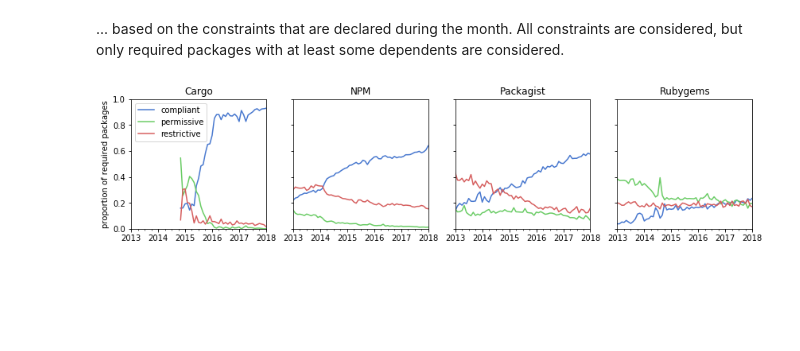
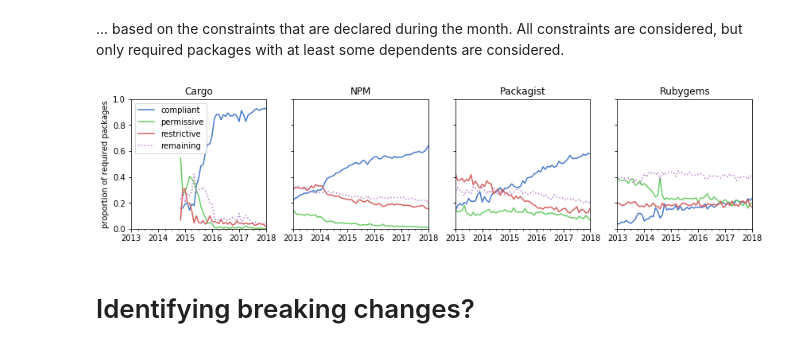
Before and after one commit to AlexandreDecan/secos-constraints, a Jupyter notebook: notebooks/Semver compliance.ipynb, the cells around one changed output. Cells and saved outputs as stored; diff of their text form; code cells hidden in the pictures; blank space fills up the shorter version.

```diff
--- a/notebooks/Semver compliance.ipynb
+++ b/notebooks/Semver compliance.ipynb
@@ -553,18 +619,36 @@ savefig(fig, 'change_constraint_duration')
 # %%
 for ecosystem in ECOSYSTEMS:
     print(ecosystem)
-    for A, B in itertools.combinations(['compliant', 'permissive', 'restrictive'], 2):
-        mask_A = data[ecosystem][A]
-        mask_B = data[ecosystem][B]
 
+    for dev in (False, True):
+        for A, B in itertools.combinations(['compliant', 'permissive', 'restrictive'], 2):
+            mask_A = (lambda d: (d['dev'] == dev) & d[A])
+            mask_B = (lambda d: (d['dev'] == dev) & d[B])
+
+            try:
+                test = logrank_test(
+                    data[ecosystem][mask_A]['duration'], data[ecosystem][mask_B]['duration'],
+                    data[ecosystem][mask_A]['observed'], data[ecosystem][mask_B]['observed'],
+                    alpha=0.95,
+                )
+                print('({}) {} vs {}: {} ({:e})'.format('pre-1.0.0' if dev else 'post-1.0.0', A, B, (test.p_value < P_VALUE), test.p_value))
+            except AssertionError:  # Don't know why lifelines does this?
+                print('({}) {} vs {}: passed'.format('pre-1.0.0' if dev else 'post-1.0.0', A, B))
+
+    print()
+    for A in ['compliant', 'permissive', 'restrictive']:
+        mask_A = (lambda d: ~d['dev'] & d[A])
+        mask_B = (lambda d: d['dev'] & d[A])
         try:
             test = logrank_test(
                 data[ecosystem][mask_A]['duration'], data[ecosystem][mask_B]['duration'],
                 data[ecosystem][mask_A]['observed'], data[ecosystem][mask_B]['observed'],
                 alpha=0.95,
             )
-            print('{} vs {}: {} ({:e})'.format(A, B, (test.p_value < P_VALUE), test.p_value))
-        except AssertionError:  # Don't know why lifelines do this?
-            print('{} vs {}: passed'.format(A, B))
+            print('({}) post-1.0.0 vs. pre-1.0.0: {} ({:e})'.format(A, test.p_value < P_VALUE, test.p_value))
+        except (AssertionError, ValueError):  # Don't know why lifelines does this?
+            print('({}) post-1.0.0 vs. pre-1.0.0: passed'.format(A))
+
+    print()
 # %% [output]
 Cargo
@@ -596,7 +681,7 @@ for i, ecosystem in enumerate(ECOSYSTEMS):
     data[ecosystem] = (
         df_constraints[ecosystem]
         # [lambda d: d['dev']]
-        [lambda d: d['date'].between(pandas.to_datetime('2017-01-01'), pandas.to_datetime('2018-01-01'))]
+        [lambda d: d['constraint_next_date'].between(pandas.to_datetime('2017-01-01'), pandas.to_datetime('2018-01-01'))]
         .assign(
            kind=lambda d: d[['compliant', 'permissive', 'restrictive']].apply(lambda s: s.values.argmax(), axis=1)
         )
@@ -784,33 +869,42 @@ for i, ecosystem in enumerate(ECOSYSTEMS):
         [lambda d: d['dependents'] >= min_required]
         .reset_index(level='target', drop=True)
         .assign(
             compliant=lambda d: d['compliant'] >= threshold * d['dependents'],
             permissive=lambda d: d['permissive'] >= threshold * d['dependents'],
             restrictive=lambda d: d['restrictive'] >= threshold * d['dependents'],
         )
         .drop(columns=['dependents'])
         .assign(required=1)
         .groupby(level='date')
         .sum()
         .apply(lambda d: d / d['required'], axis=1)
+        .assign(remaining=lambda d: 1 - d['compliant'] - d['permissive'] - d['restrictive'])
     )
 
     (
         data[ecosystem]
-        [['compliant', 'permissive', 'restrictive']]
-        .plot(ax=ax, legend=False, color=SEC_PALETTE)
+        [['compliant', 'permissive', 'restrictive', 'remaining']]
+        .rename(columns={
+        #    'compliant': 'mostly compliant',
+        #    'permissive': 'mostly permissive',
+        #    'restrictive': 'mostly restrictive',
+        })
+        .plot(ax=ax, legend=False, color=SEC_PALETTE, style=['-', '-', '-', ':'])
     )
 
     ax.set(
         title=ecosystem,
         xlabel='',
         xlim=DATE_RANGE,
         ylabel='proportion of required packages',
         ylim=(0, 1),
     )
 
+# axes[-1].legend(loc='upper left', ncol=4, bbox_to_anchor=(-2, 1))
 axes[0].legend(loc='upper left')
 
 savefig(fig, 'required_specialized_by_month')
 # %% [output]
-[figure, old version]
+[figure, new version]
+# %% [markdown]
+# Identifying breaking changes?
```
Also changed, not shown: parts of 12 cells of this notebook.
